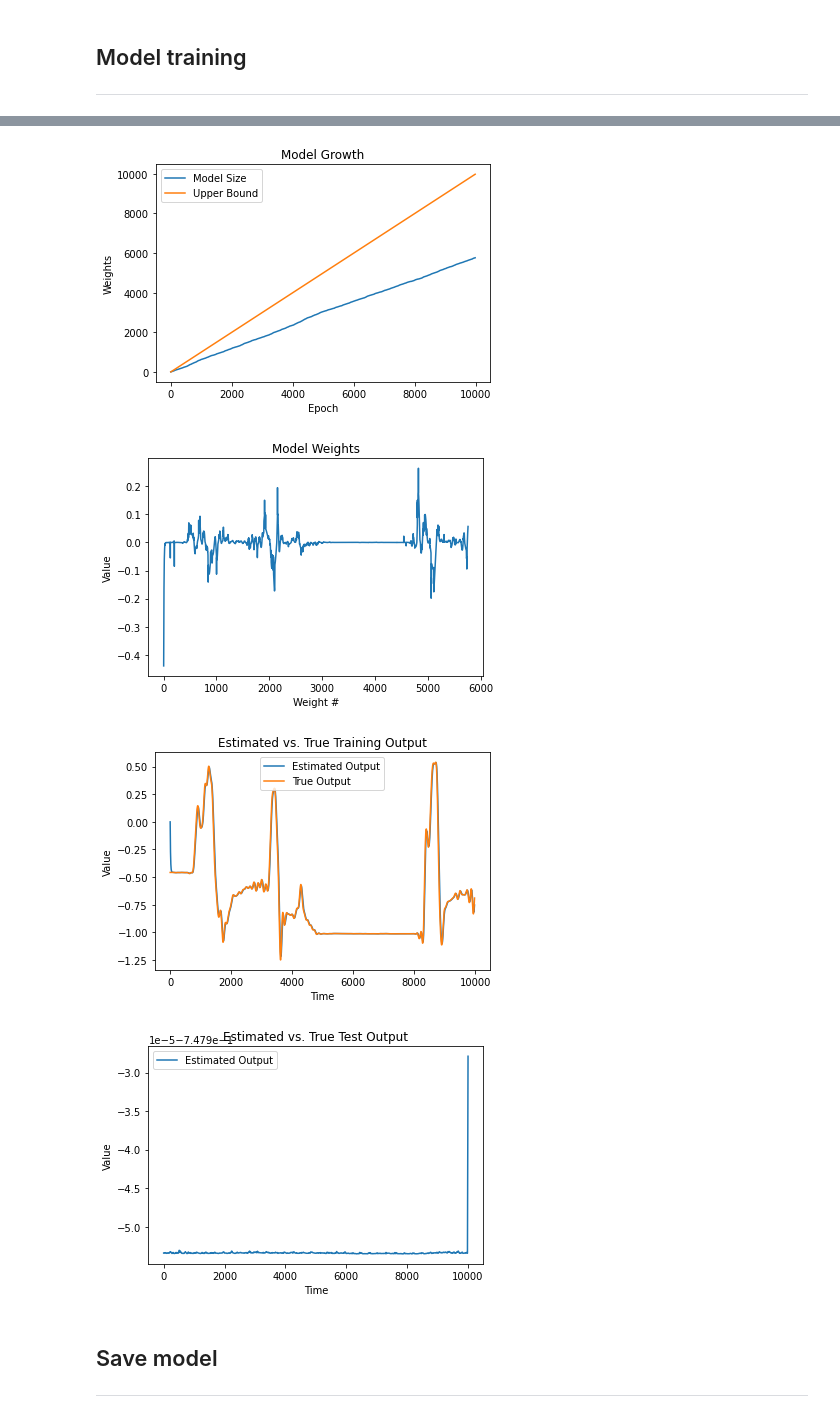
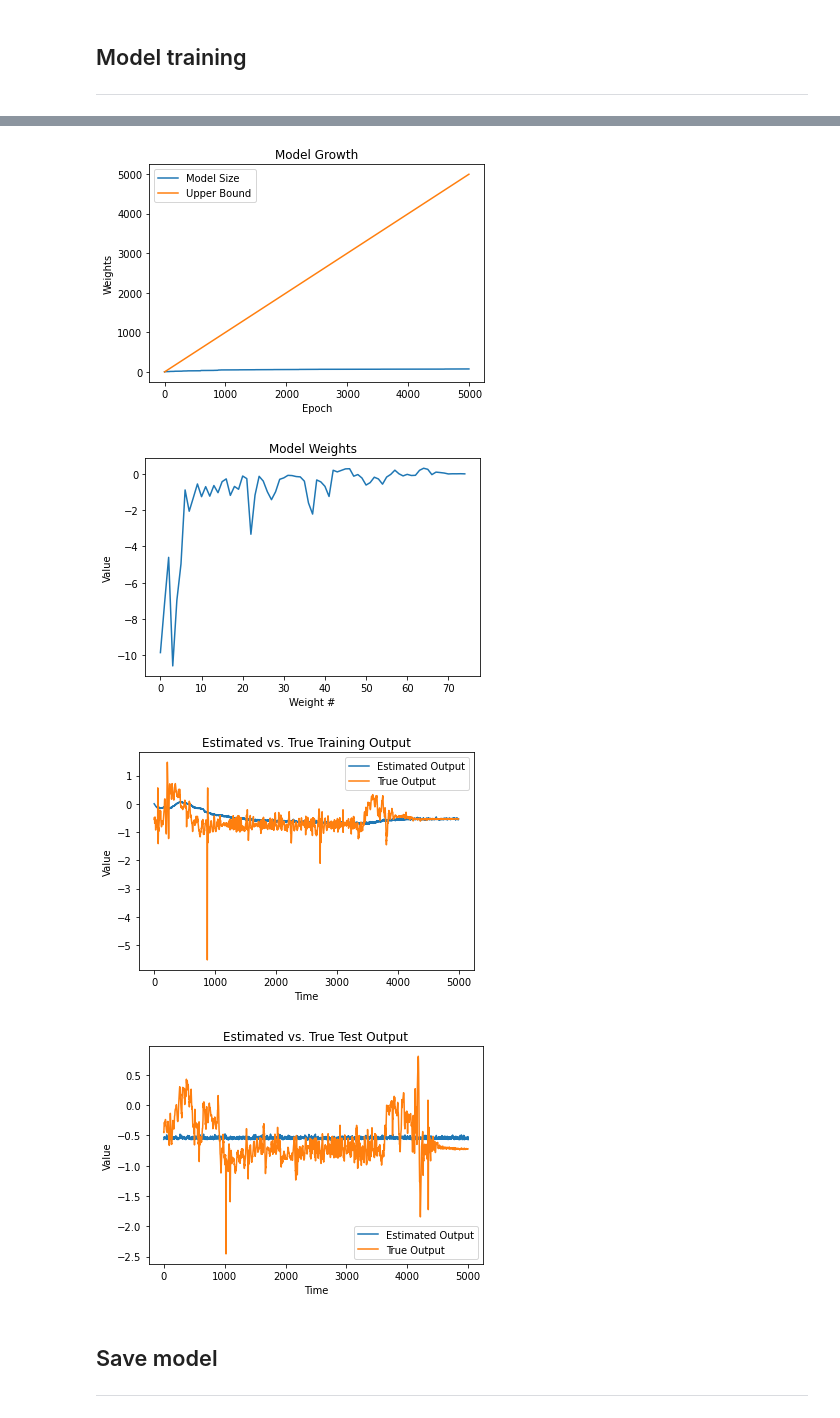
Before and after one commit to jcornell616/EEL5283-Project, a Jupyter notebook: src/training/klms.ipynb, the cells around one changed output, grey strips where cells are left out. Drawn from its saved outputs; the diff is of its cells as text; code cells hidden in the pictures.

```diff
--- a/src/training/klms.ipynb
+++ b/src/training/klms.ipynb
@@ -230,16 +230,15 @@ class KLMS() :
                 x_i = np.array(x[:, i:(i + self.embedding_size)])
             else :
                 x_i = np.array(x[i:(i + self.embedding_size)])
-            if (i > 0) :
+            if (len(self.a) > 0) :
                 # calculate kernel
                 D = self.__EuclideanDistances(x_i, mode='train')
                 K = self.__ConstructKernel(D)
                 # calculate output
                 if (self.criterion == 'MSE') :
-                    #y[i] = a[:i] @ K[:i, i]
-                    y[i] = self.a[:i] @ K
+                    y[i] = self.a @ K
                 elif (self.criterion == 'MCC') :
-                    y[i] = (self.a[:i] * self.__EntropyKernel(np.array(self.e[:i]))
+                    y[i] = (self.a * self.__EntropyKernel(np.array(self.e))
                            ) @ K / self.entropy_kernel_size**2
             else :
                 y[i] = 0
@@ -438,12 +492,12 @@ plt.show()
 # %%
 # klms model parameters
 verbose = True
-kernel_size = [75]
-embedding_size = [20]
-step_size = [0.5]
-threshold = [0.018]
-criterion = ['MCC']
-entropy_kernel_size = [5]
+kernel_size = [0.1, 1, 10]
+embedding_size = [5, 20, 40]
+step_size = [0.2]
+threshold = [0.11]
+criterion = ['MSE', 'MCC']
+entropy_kernel_size = [1, 10]
 
 # perform hyperparameter tuning on model
 mse, best_model, y = train_klms(x_train, d_train,
@@ -454,6 +508,7 @@ mse, best_model, y = train_klms(x_train, d_train,
                                 step_size,
                                 criterion,
                                 threshold,
+                                all_channels=False,
                                 verbose=verbose)
 
 # extract optimal parameters
@@ -501,7 +572,7 @@ plt.ylabel('Value')
 plt.show()
 
 plt.plot(best_y, label='Estimated Output')
-plt.plot(d_train[(best_embedding_size - 1):], label='True Output')
+plt.plot(d_train[(best_embedding_size - 1):], label='True Output') # (1000 + best_embedding_size - 1)
 plt.title("Estimated vs. True Training Output")
 plt.xlabel('Time')
 plt.ylabel('Value')
@@ -509,7 +580,7 @@ plt.legend()
 plt.show()
 
 plt.plot(y, label='Estimated Output')
-#plt.plot(d_test[(best_embedding_size - 1):], label='True Output')
+plt.plot(d_test[(best_embedding_size - 1):], label='True Output')
 plt.title("Estimated vs. True Test Output")
 plt.xlabel('Time')
 plt.ylabel('Value')
@@ -537,7 +608,7 @@ Criterion:               MCC
-[figure, old version]
+[figure, new version]
-[figure, old version]
+[figure, new version]
-[figure, old version]
+[figure, new version]
-[figure, old version]
+[figure, new version]
 # %% [markdown]
 ## Save model
 ***
```
Also changed, not shown: parts of 6 cells of this notebook, 9 other files.
